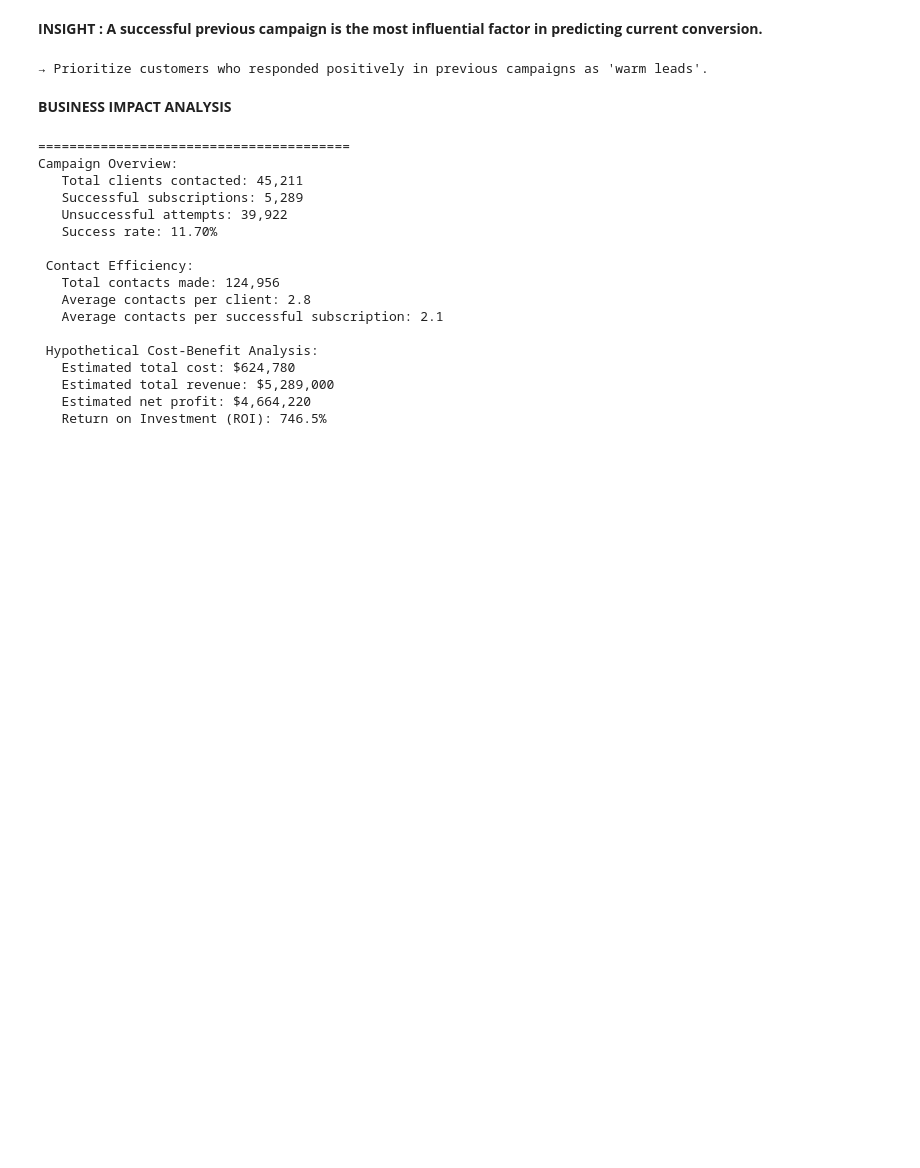
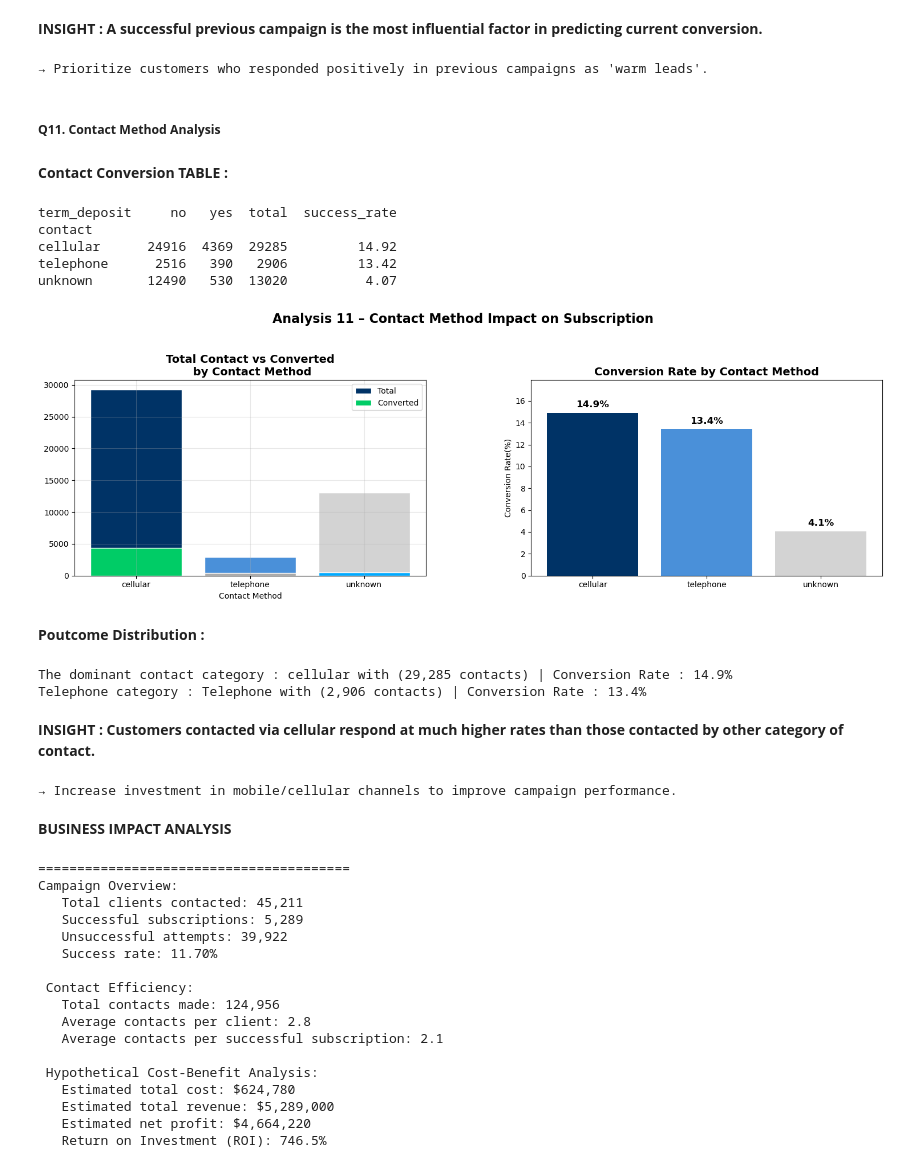
Before and after one commit to annugit1655/Bank-TeleMarketing, a Jupyter notebook: notebooks/02-bivariate-correlation-analysis.ipynb, the cells around one changed output. Saved outputs shown, nothing was run; the diff lists cells and outputs as text; code cells hidden in the pictures; blank space fills up the shorter version.

Commit message:
'contact_analysis'

```diff
--- a/notebooks/02-bivariate-correlation-analysis.ipynb
+++ b/notebooks/02-bivariate-correlation-analysis.ipynb
@@ -979,6 +979,74 @@ Highest Conversion Rate Outcome : success (64.7%)
 → 7.1x higher conversion from previously successful customers!
 **INSIGHT : A successful previous campaign is the most influential factor in predicting current conversion.**
 → Prioritize customers who responded positively in previous campaigns as 'warm leads'.
+# %% [markdown]
+##### __Q11. Contact Method Analysis__
+# %%
+# _______Q11. Contact Method Analysis____________________________________________________________
+contact_category = data.groupby('contact')['term_deposit'].value_counts().unstack(fill_value=0)
+contact_category = contact_category.assign(total=contact_category.sum(axis=1))
+contact_category = contact_category.assign(success_rate=(100 * contact_category['yes']/contact_category['total']))
+display_md("**Contact Conversion TABLE :**")
+print(contact_category.sort_values(by='success_rate', ascending=False))
+
+# visualization
+fig, ax = plt.subplots(ncols=2, figsize=(15, 5))
+# --------------------Left: customer volume per contact----------------------
+contact_volume = contact_category.sort_values(by='total', ascending=True)
+color_bar = {'cellular':'#003366', 'telephone':'#4a90d9', 'unknown':'lightgray'}
+colors = [color_bar.get(o, '#00aaff') for o in contact_category.index]
+
+# bar plot : total contacted
+ax[0].bar(contact_category.index, contact_category['total'], color=colors, edgecolor='white', label='Total')
+
+# bar plot : converted
+ax[0].bar(contact_category.index, contact_category['yes'], edgecolor='white', color=['#00cc66', '#aaaaaa', '#00aaff'], label='Converted')
+
+ax[0].set_title('Total Contact vs Converted\n by Contact Method',fontsize=14, fontweight='bold')
+ax[0].set_xlabel("Contact Method")
+ax[0].legend()
+ax[0].grid(True, alpha=0.3)
+
+# ------------------Right: converion rate per contact-------------------------
+contact_success = contact_category.sort_values(by='success_rate', ascending=True)
+
+ax[1].bar(contact_category.index, contact_category['success_rate'],color=colors)
+
+# Annotate bars
+for j, rates in enumerate(contact_category['success_rate']):
+    ax[1].text(j, rates+0.5, f"{rates:.1f}%", ha='center', fontsize=12, fontweight='bold')
+
+ax[1].set_title("Conversion Rate by Contact Method", fontsize=14, fontweight='bold')
+ax[1].set_ylabel("Conversion Rate(%)")
+ax[1].set_ylim(0, (contact_success['success_rate'].max() * 1.2))
+
+fig.suptitle('Analysis 11 – Contact Method Impact on Subscription', fontsize=16, fontweight='bold', y=1.04)
+
+plt.tight_layout()
+plt.subplots_adjust(wspace=0.3, hspace=0.3)
+plt.show()
+
+cellular_rate = contact_category.loc[contact_category.index=='cellular', 'success_rate'].values[0]
+telephone_rate = contact_category.loc[contact_category.index=='telephone', 'success_rate'].values[0]
+telephone_count = contact_category.loc[contact_category.index=='telephone', 'total'].values[0]
+display_md("**Poutcome Distribution :**")
+print(f"The dominant contact category : {contact_category['success_rate'].idxmax()} with ({contact_category['total'].max():,} contacts) | Conversion Rate : {contact_category['success_rate'].max():.1f}%")
+print(f"Telephone category : Telephone with ({telephone_count:,} contacts) | Conversion Rate : {telephone_rate:.1f}%")
+display_md("**INSIGHT : Customers contacted via cellular respond at much higher rates than those contacted by other category of contact.**")
+print("→ Increase investment in mobile/cellular channels to improve campaign performance.")
+# %% [output]
+**Contact Conversion TABLE :**
+term_deposit     no   yes  total  success_rate
+contact
+cellular      24916  4369  29285         14.92
+telephone      2516   390   2906         13.42
+unknown       12490   530  13020          4.07
+[figure, added]
+**Poutcome Distribution :**
+The dominant contact category : cellular with (29,285 contacts) | Conversion Rate : 14.9%
+Telephone category : Telephone with (2,906 contacts) | Conversion Rate : 13.4%
+**INSIGHT : Customers contacted via cellular respond at much higher rates than those contacted by other category of contact.**
+→ Increase investment in mobile/cellular channels to improve campaign performance.
 # %%
 # compute business impact metrics
 display_md("**BUSINESS IMPACT ANALYSIS**")
```
